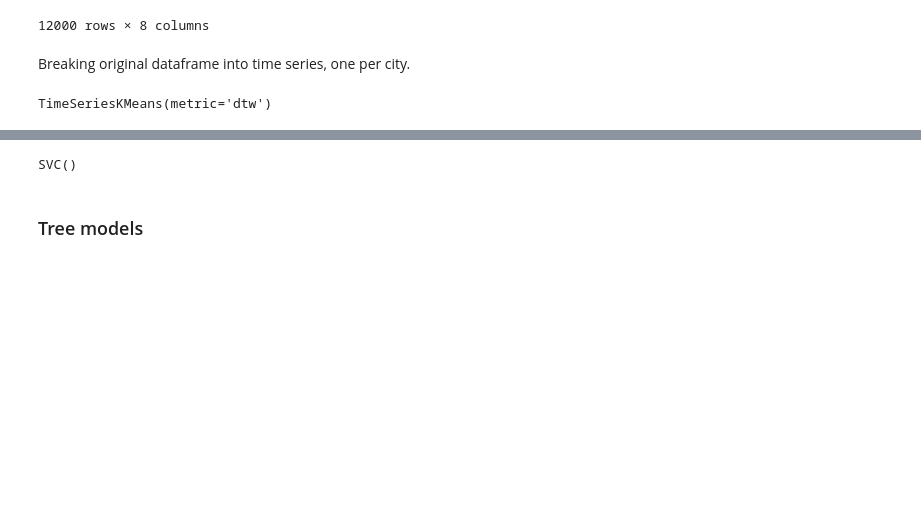
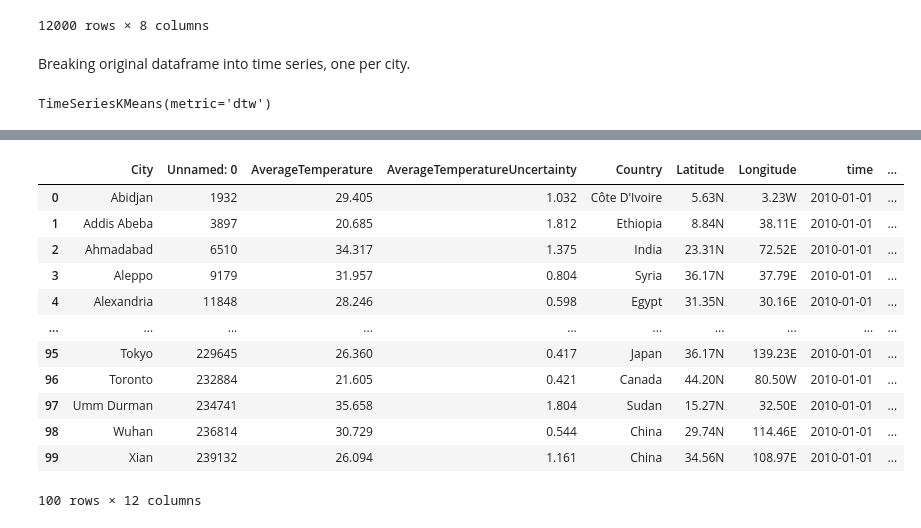
Before and after one commit to WilliamSimoni/Tennis-Matches-Data-mining, a Jupyter notebook: src/7_time_series.ipynb, the cells around one changed output, grey strips where cells are left out. Saved outputs shown, nothing was run; the diff lists cells and outputs as text; code cells hidden in the pictures; blank space fills up the shorter version.

Commit message:
Refactoring classification notebook

```diff
--- a/src/7_time_series.ipynb
+++ b/src/7_time_series.ipynb
@@ -99,8 +83,0 @@ shap.initjs()
-# %%
-df = pd.read_csv("../data/df_male_classification.csv")
-X = np.array(df.drop(columns = ['label']))
-y = np.array(df['label'])
-X = StandardScaler().fit_transform(X)
-X_train, X_test, y_train, y_test = train_test_split(X, y, test_size=0.25, random_state=7)
-df_X_train = pd.DataFrame(X_train, columns=['IOC','Won_Tournaments','Number_of_Matches','Win_Percentage'])
-df_X_test = pd.DataFrame(X_test, columns=['IOC','Won_Tournaments','Number_of_Matches','Win_Percentage'])
@@ -183,7 +83,0 @@ shap.plots.heatmap(shap_values)
-# %%
-clf = svm.SVC()
-clf.fit(X_train, y_train)
-# %% [output]
-SVC()
-# %% [markdown]
-### Tree models ###
@@ -194,0 +84,43 @@ explainer =
+# %%
+import re
+def dm2dd(cord):
+
+    direction = re.findall("[SNWE]", cord)[0]
+    coordinates = re.findall("\d+", cord)
+    degrees = coordinates[0]
+    minutes = coordinates[1]
+
+    dd = float(degrees) + float(minutes)/60;
+
+    if direction == 'W' or direction == 'S':
+        dd *= -1
+
+    return dd;
+# %%
+df_label_excursion = df_label
+df_temp_max = df_label.groupby(['City']).max()['AverageTemperature']
+df_temp_min = df_label.groupby(['City']).min()['AverageTemperature']
+for city in df['City'].unique():
+        df_label_excursion.loc[df_label_excursion['City'] == city,'temp_excursion'] = df_temp_max[city] - df_temp_min[city]
+
+        latitude = df[df['City'] == city]['Latitude'].iloc[0]
+        df_label_excursion.loc[df_label_excursion['City'] == city,'temp_excursion'] = dm2dd(latitude)
+
+        longitude = df[df['City'] == city]['Longitude'].iloc[0]
+        df_label_excursion.loc[df_label_excursion['City'] == city,'lon'] = dm2dd(longitude)
+df_label_excursion = df_label_excursion.groupby(['City']).max().reset_index()
+df_label_excursion
+# %% [output]
+|  | City | Unnamed: 0 | AverageTemperature | AverageTemperatureUncertainty | Country | Latitude | Longitude | time | ... |
+| 0 | Abidjan | 1932 | 29.405 | 1.032 | Côte D'Ivoire | 5.63N | 3.23W | 2010-01-01 | ... |
+| 1 | Addis Abeba | 3897 | 20.685 | 1.812 | Ethiopia | 8.84N | 38.11E | 2010-01-01 | ... |
+| 2 | Ahmadabad | 6510 | 34.317 | 1.375 | India | 23.31N | 72.52E | 2010-01-01 | ... |
+| 3 | Aleppo | 9179 | 31.957 | 0.804 | Syria | 36.17N | 37.79E | 2010-01-01 | ... |
+| 4 | Alexandria | 11848 | 28.246 | 0.598 | Egypt | 31.35N | 30.16E | 2010-01-01 | ... |
+| ... | ... | ... | ... | ... | ... | ... | ... | ... | ... |
+| 95 | Tokyo | 229645 | 26.360 | 0.417 | Japan | 36.17N | 139.23E | 2010-01-01 | ... |
+| 96 | Toronto | 232884 | 21.605 | 0.421 | Canada | 44.20N | 80.50W | 2010-01-01 | ... |
+| 97 | Umm Durman | 234741 | 35.658 | 1.804 | Sudan | 15.27N | 32.50E | 2010-01-01 | ... |
+| 98 | Wuhan | 236814 | 30.729 | 0.544 | China | 29.74N | 114.46E | 2010-01-01 | ... |
+| 99 | Xian | 239132 | 26.094 | 1.161 | China | 34.56N | 108.97E | 2010-01-01 | ... |
+100 rows × 12 columns
```
Also changed, not shown: parts of 24 cells of this notebook, 8 other files.
